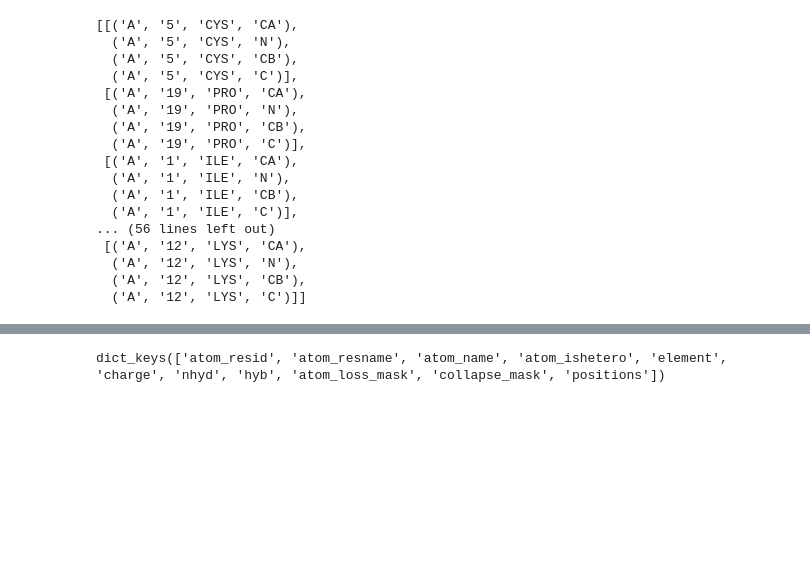
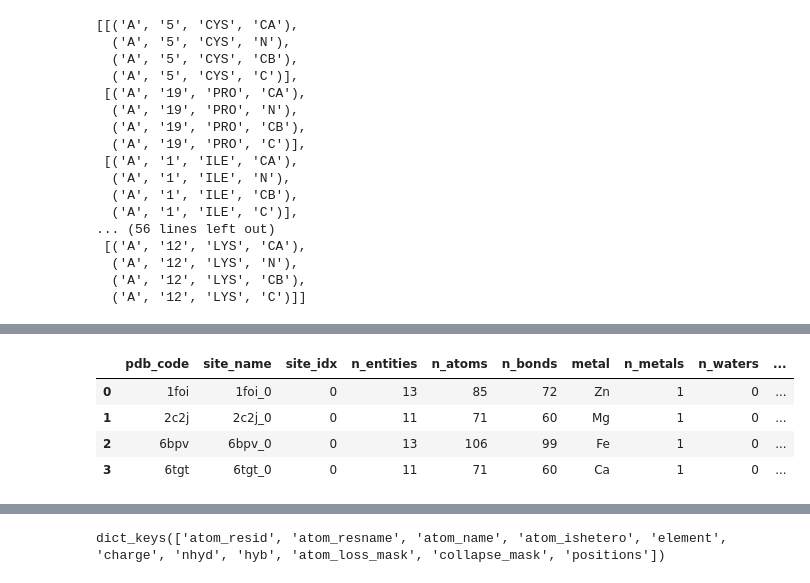
Before and after one commit to EvanKomp/metal_site_modeling, a Jupyter notebook: notebooks/pdb_loader_collator.ipynb, the cells around one changed output, grey strips where cells are left out. Cells and saved outputs as stored; diff of their text form; code cells hidden in the pictures; blank space fills up the shorter version.

```diff
--- a/notebooks/pdb_loader_collator.ipynb
+++ b/notebooks/pdb_loader_collator.ipynb
@@ -136,0 +166,15 @@ viewer.show()
+# %%
+ds = MetalSiteDataset(
+    cache_folder='../data/1/1.1_parse_sites_metadata',
+    max_metals=1,
+    max_sites_per_pdb=1
+)
+# %%
+md = ds.get_metadata()
+md
+# %% [output]
+|  | pdb_code | site_name | site_idx | n_entities | n_atoms | n_bonds | metal | n_metals | n_waters | ... |
+| 0 | 1foi | 1foi_0 | 0 | 13 | 85 | 72 | Zn | 1 | 0 | ... |
+| 1 | 2c2j | 2c2j_0 | 0 | 11 | 71 | 60 | Mg | 1 | 0 | ... |
+| 2 | 6bpv | 6bpv_0 | 0 | 13 | 106 | 99 | Fe | 1 | 0 | ... |
+| 3 | 6tgt | 6tgt_0 | 0 | 11 | 71 | 60 | Ca | 1 | 0 | ... |
```
Also changed, not shown: parts of 17 cells of this notebook, 5 other files.
